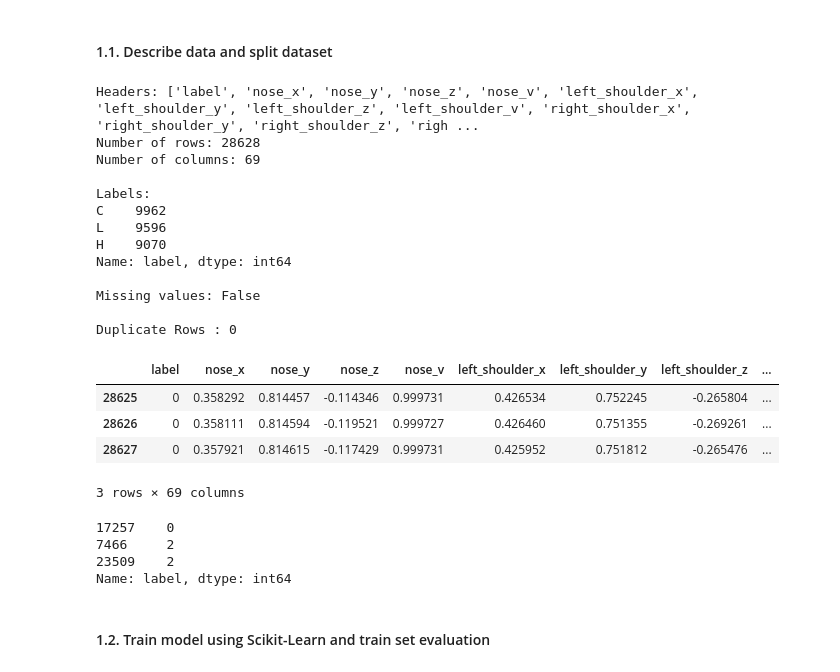
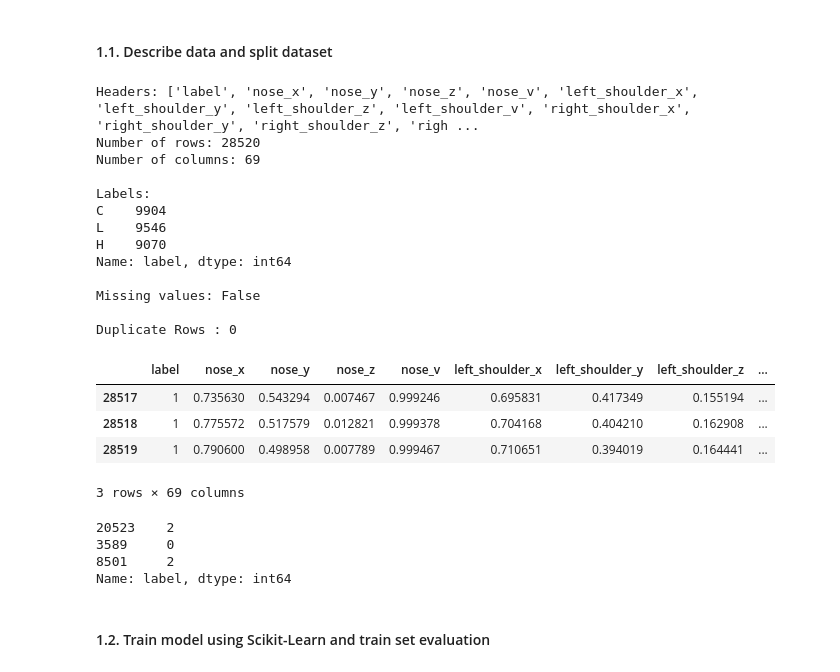
Before and after one commit to DS-CAPSTONE/exercise_correction, a Jupyter notebook: core/plank_model/2.sklearn.ipynb, the cells around one changed output. Cells and saved outputs as stored; diff of their text form; code cells hidden in the pictures.

```diff
--- a/core/plank_model/2.sklearn.ipynb
+++ b/core/plank_model/2.sklearn.ipynb
@@ -64,26 +59,27 @@ def round_up_metric_results(results) -> list:
     return list(map(lambda el: round(el, 3), results))
 # %%
 df = describe_dataset("./train.csv")
+df = pd.read_csv("./train.csv")
 df.loc[df["label"] == "C", "label"] = 0
 df.loc[df["label"] == "H", "label"] = 1
 df.loc[df["label"] == "L", "label"] = 2
 df.tail(3)
 # %% [output]
 Headers: ['label', 'nose_x', 'nose_y', 'nose_z', 'nose_v', 'left_shoulder_x', 'left_shoulder_y', 'left_shoulder_z', 'left_shoulder_v', 'right_shoulder_x', 'right_shoulder_y', 'right_shoulder_z', 'righ ...
-Number of rows: 28628
+Number of rows: 28520
 Number of columns: 69
 
 Labels:
-C    9962
-L    9596
+C    9904
+L    9546
 H    9070
 Name: label, dtype: int64
 
 Missing values: False
 
 Duplicate Rows : 0
 |  | label | nose_x | nose_y | nose_z | nose_v | left_shoulder_x | left_shoulder_y | left_shoulder_z | ... |
-| 28625 | 0 | 0.358292 | 0.814457 | -0.114346 | 0.999731 | 0.426534 | 0.752245 | -0.265804 | ... |
-| 28626 | 0 | 0.358111 | 0.814594 | -0.119521 | 0.999727 | 0.426460 | 0.751355 | -0.269261 | ... |
-| 28627 | 0 | 0.357921 | 0.814615 | -0.117429 | 0.999731 | 0.425952 | 0.751812 | -0.265476 | ... |
+| 28517 | 1 | 0.735630 | 0.543294 | 0.007467 | 0.999246 | 0.695831 | 0.417349 | 0.155194 | ... |
+| 28518 | 1 | 0.775572 | 0.517579 | 0.012821 | 0.999378 | 0.704168 | 0.404210 | 0.162908 | ... |
+| 28519 | 1 | 0.790600 | 0.498958 | 0.007789 | 0.999467 | 0.710651 | 0.394019 | 0.164441 | ... |
 3 rows × 69 columns
@@ -95,12 +99,12 @@ y = df["label"].astype("int")
 sc = StandardScaler()
 X = pd.DataFrame(sc.fit_transform(X))
 # %%
-X_train, X_test, y_train, y_test = train_test_split(X, y, test_size=0.2, random_state=1234)
+X_train, X_test, y_train, y_test = train_test_split(X, y, test_size=0.2)
 y_test.head(3)
 # %% [output]
-17257    0
-7466     2
-23509    2
+20523    2
+3589     0
+8501     2
 Name: label, dtype: int64
 # %% [markdown]
 #### 1.2. Train model using Scikit-Learn and train set evaluation
```
Also changed, not shown: parts of 15 cells of this notebook, 4 other files.
